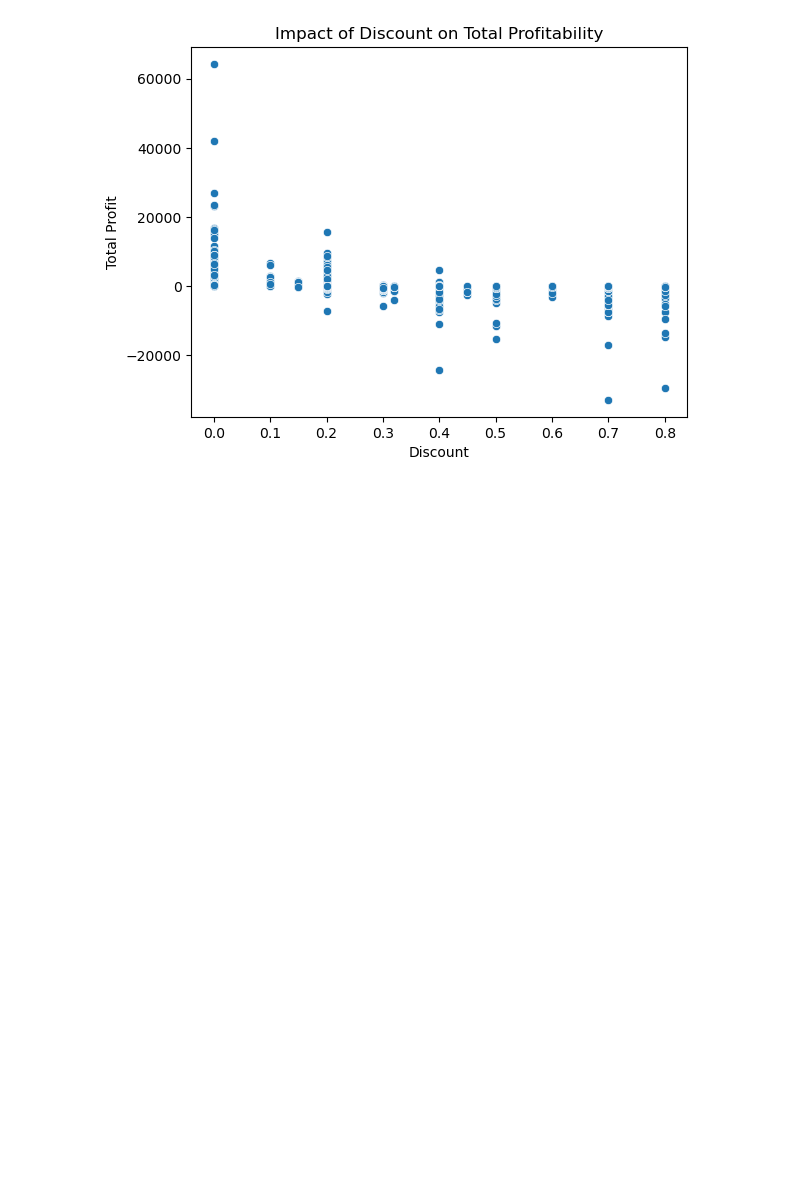
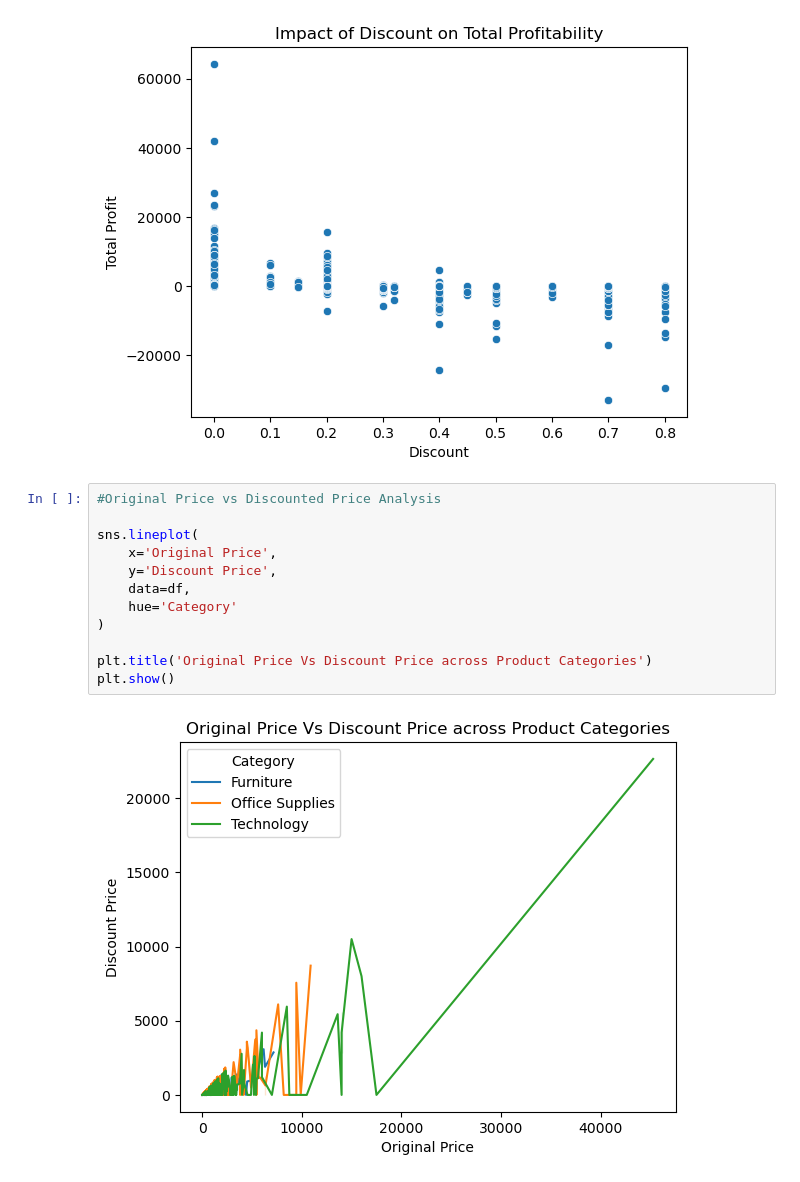
Before and after one commit to Shyam1327/SuperStore_Sales, a Jupyter notebook: SuperStore_Sales.ipynb, the cells around one changed output. Saved outputs shown, nothing was run; the diff lists cells and outputs as text; blank space fills up the shorter version.

Commit message:
Add files via upload
Full Analysis

```diff
--- a/SuperStore_Sales.ipynb
+++ b/SuperStore_Sales.ipynb
@@ -1325,3 +1318,17 @@ plt.title('Impact of Discount on Total Profitability')
 plt.show()
 # %% [output]
 [figure]
+# %%
+#Original Price vs Discounted Price Analysis
+
+sns.lineplot(
+    x='Original Price',
+    y='Discount Price',
+    data=df,
+    hue='Category'
+)
+
+plt.title('Original Price Vs Discount Price across Product Categories')
+plt.show()
+# %% [output]
+[figure, added]
```
Also changed, not shown: parts of 7 cells of this notebook.
